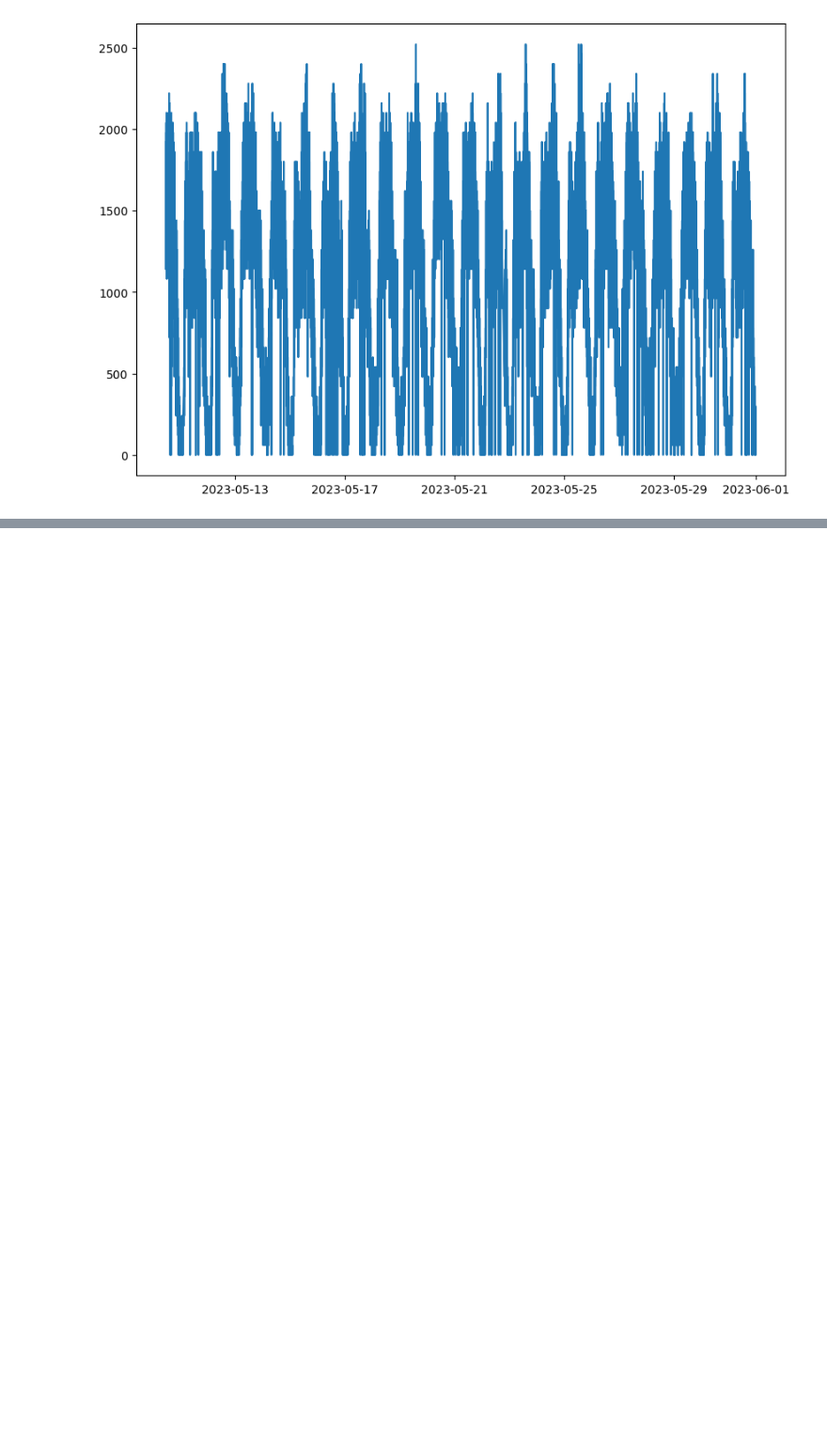
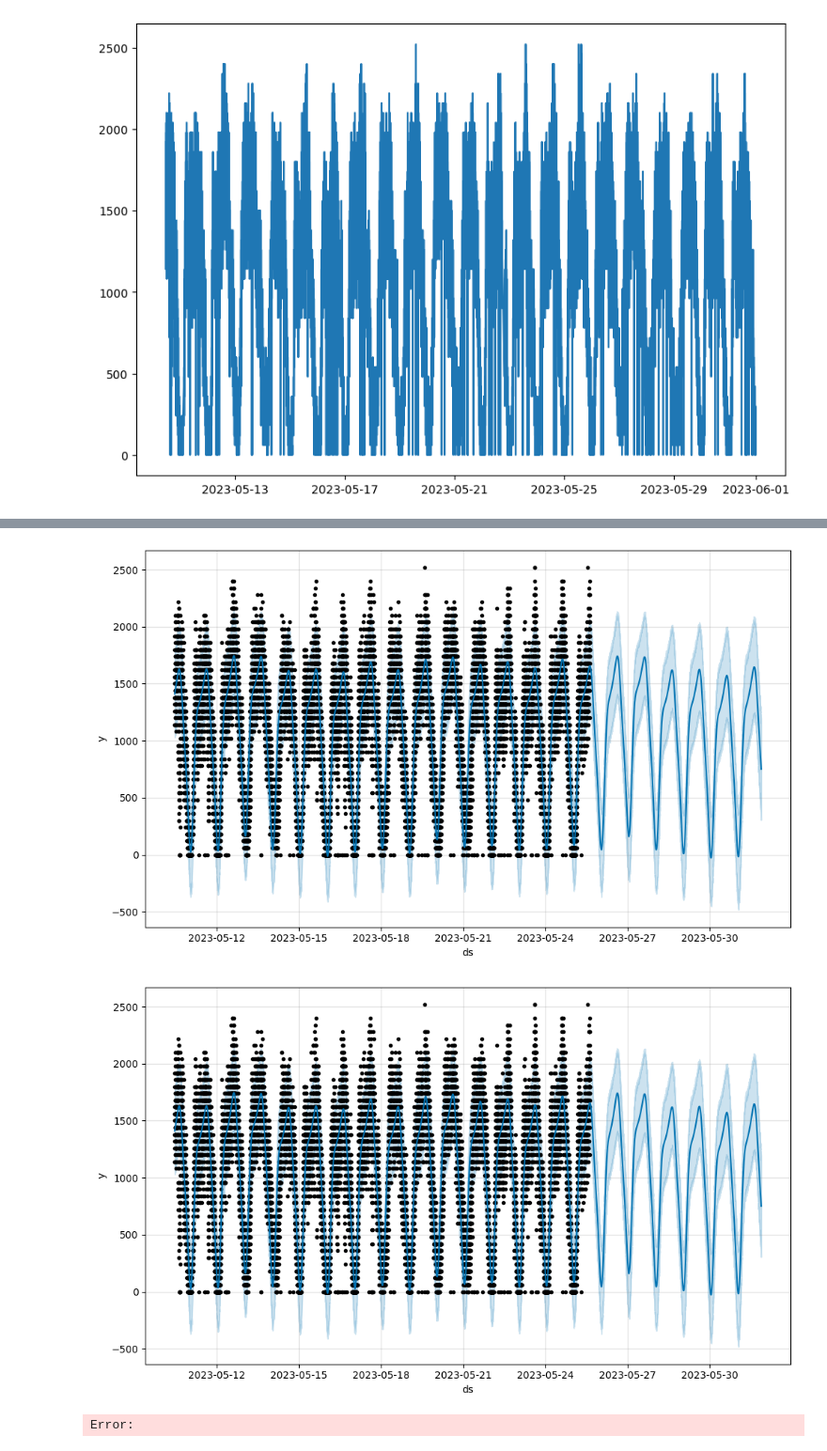
Before and after one commit to PrediSwiss/TraficPrediction, a Jupyter notebook: prophet.ipynb, the cells around one changed output, grey strips where cells are left out. Shown at 94% size. Saved outputs shown, nothing was run; the diff lists cells and outputs as text; code cells hidden in the pictures; blank space fills up the shorter version.

```diff
--- a/prophet.ipynb
+++ b/prophet.ipynb
@@ -93,0 +119,6 @@ ImportError: cannot import name 'Prophet' from 'prophet' (unknown location)
+# %%
+model.plot(forecast)
+# %% [output]
+[figure, added]
+[figure, added]
+Error:
```
Also changed, not shown: parts of 18 cells of this notebook.
